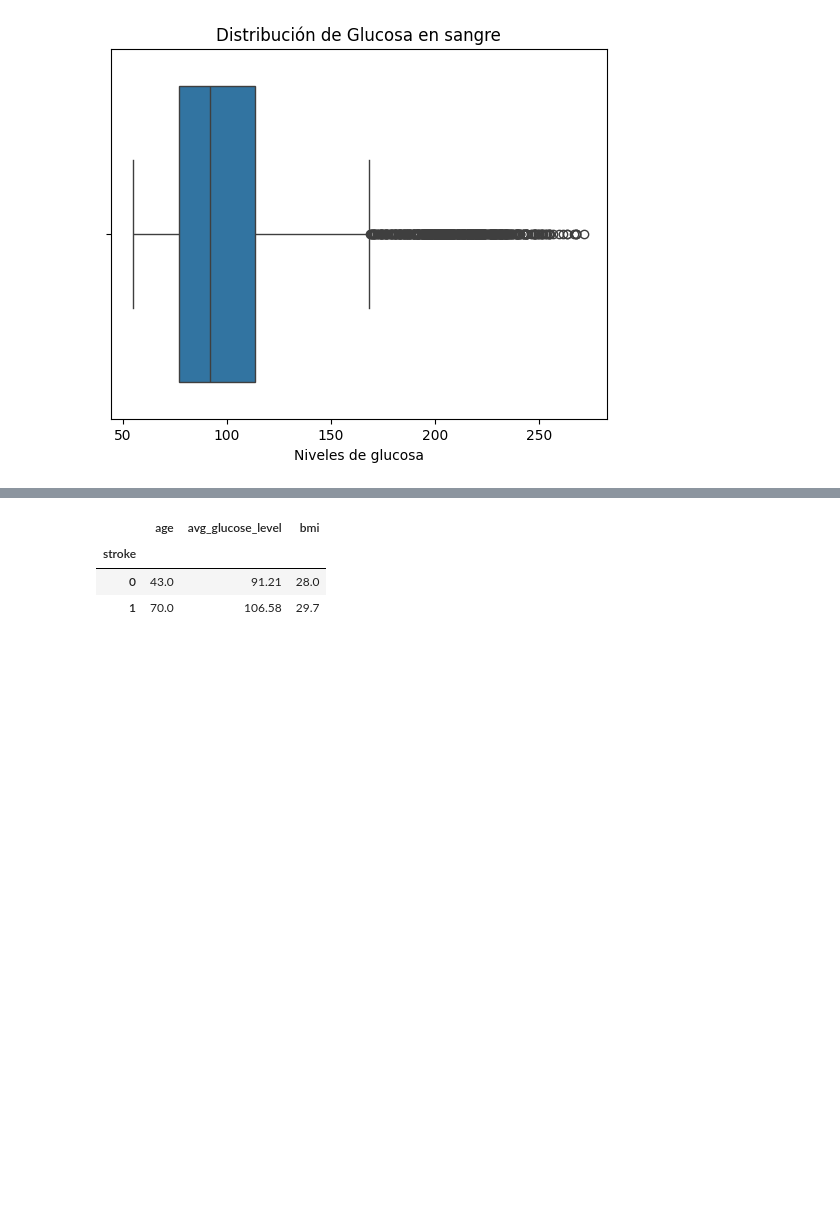
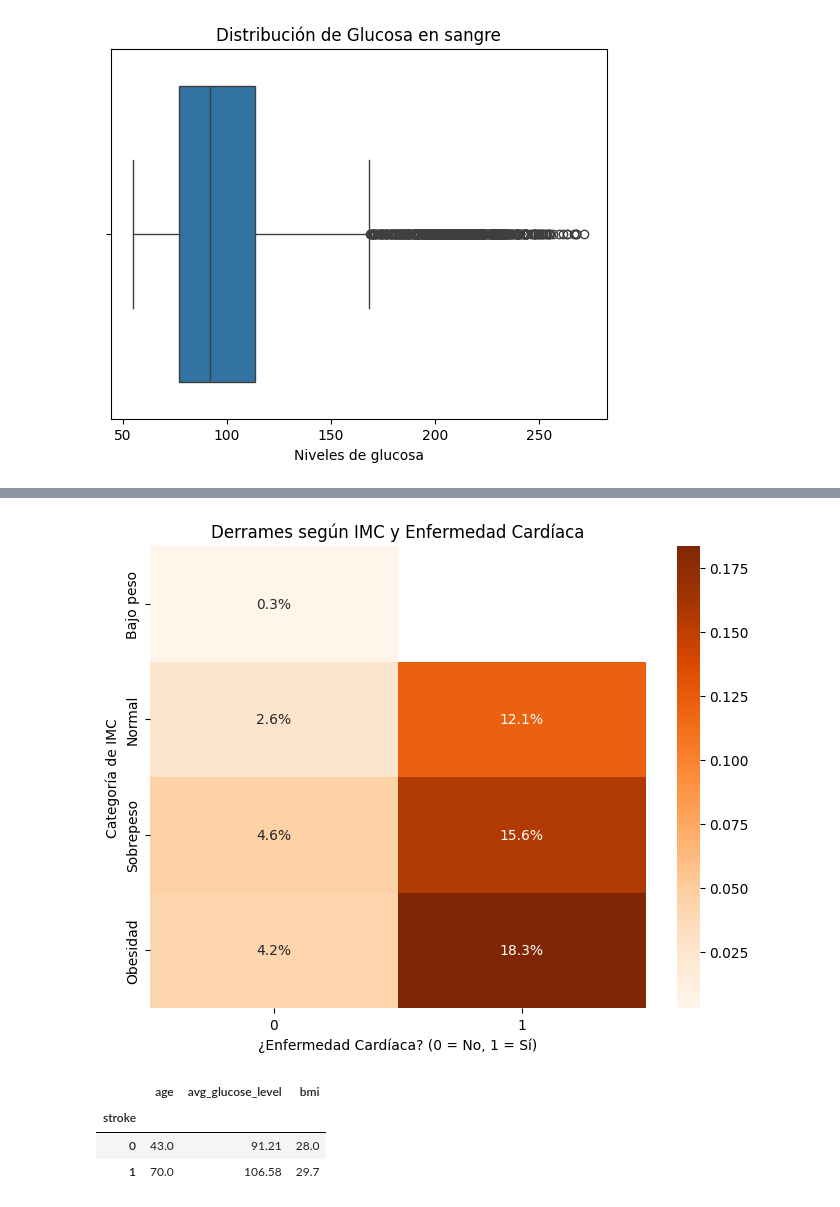
Before and after one commit to champagne-gabo/proyecto-inf280, a Jupyter notebook: notebook.ipynb, the cells around one changed output, grey strips where cells are left out. Saved outputs shown, nothing was run; the diff lists cells and outputs as text; code cells hidden in the pictures; blank space fills up the shorter version.

```diff
--- a/notebook.ipynb
+++ b/notebook.ipynb
@@ -308,3 +254,17 @@ plt.show()
+# %%
+# Agrupar por IMC y enfermedad cardíaca
+prop_bmi_heart = df_grafico.groupby(['bmi_cat', 'heart_disease'], observed=True)['stroke'].mean()
+prop_bmi_heart = prop_bmi_heart.unstack()
+
+# Mapa de calor
+plt.figure(figsize=(8,6))
+sns.heatmap(prop_bmi_heart, cmap="Oranges", annot=True, fmt=".1%")
+plt.title("Derrames según IMC y Enfermedad Cardíaca")
+plt.xlabel("¿Enfermedad Cardíaca? (0 = No, 1 = Sí)")
+plt.ylabel("Categoría de IMC")
+plt.show()
+# %% [output]
+[figure, added]
 # %%
 #Mediana
 df.groupby('stroke')[['age', 'avg_glucose_level', 'bmi']].median()
```
Also changed, not shown: parts of 12 cells of this notebook.
